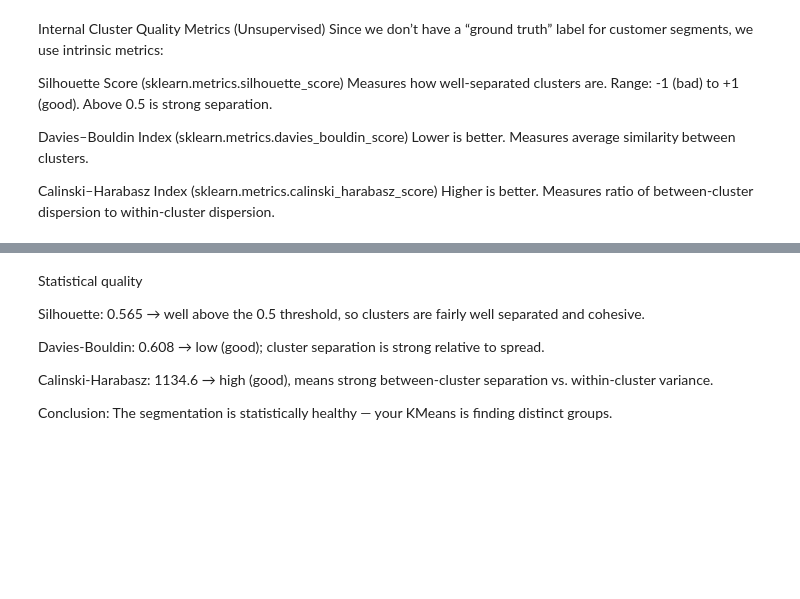
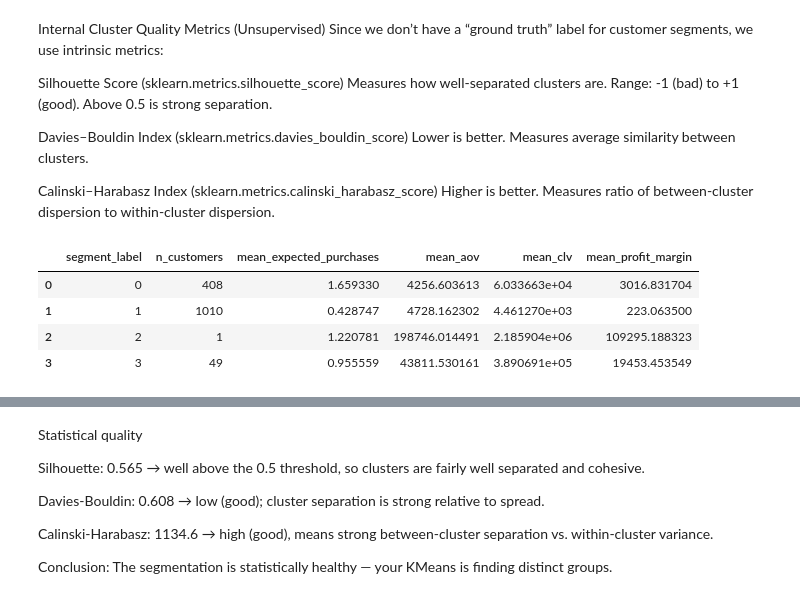
Before and after one commit to CGrainger1/LTV-Capstone-Project, a Jupyter notebook: Step_22_Model_for_Dashboard.ipynb, the cells around one changed output, grey strips where cells are left out. Saved outputs shown, nothing was run; the diff lists cells and outputs as text; code cells hidden in the pictures; blank space fills up the shorter version.

```diff
--- a/Step_22_Model_for_Dashboard.ipynb
+++ b/Step_22_Model_for_Dashboard.ipynb
@@ -847,6 +847,14 @@ Lower is better. Measures average similarity between clusters.
 
 Calinski–Harabasz Index (sklearn.metrics.calinski_harabasz_score)
 Higher is better. Measures ratio of between-cluster dispersion to within-cluster dispersion.
+# %%
+profile.head()
+# %% [output]
+|  | segment_label | n_customers | mean_expected_purchases | mean_aov | mean_clv | mean_profit_margin |
+| 0 | 0 | 408 | 1.659330 | 4256.603613 | 6.033663e+04 | 3016.831704 |
+| 1 | 1 | 1010 | 0.428747 | 4728.162302 | 4.461270e+03 | 223.063500 |
+| 2 | 2 | 1 | 1.220781 | 198746.014491 | 2.185904e+06 | 109295.188323 |
+| 3 | 3 | 49 | 0.955559 | 43811.530161 | 3.890691e+05 | 19453.453549 |
 # %%
 from sklearn.metrics import silhouette_score, davies_bouldin_score, calinski_harabasz_score
 
```
Also changed, not shown: parts of 11 cells of this notebook.
